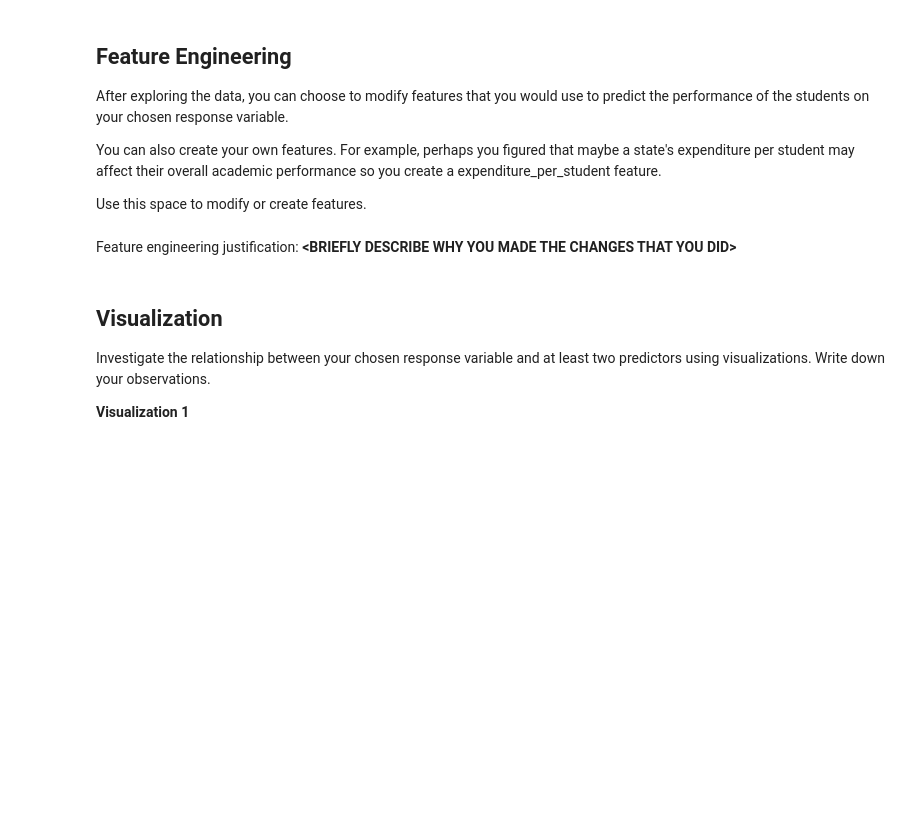
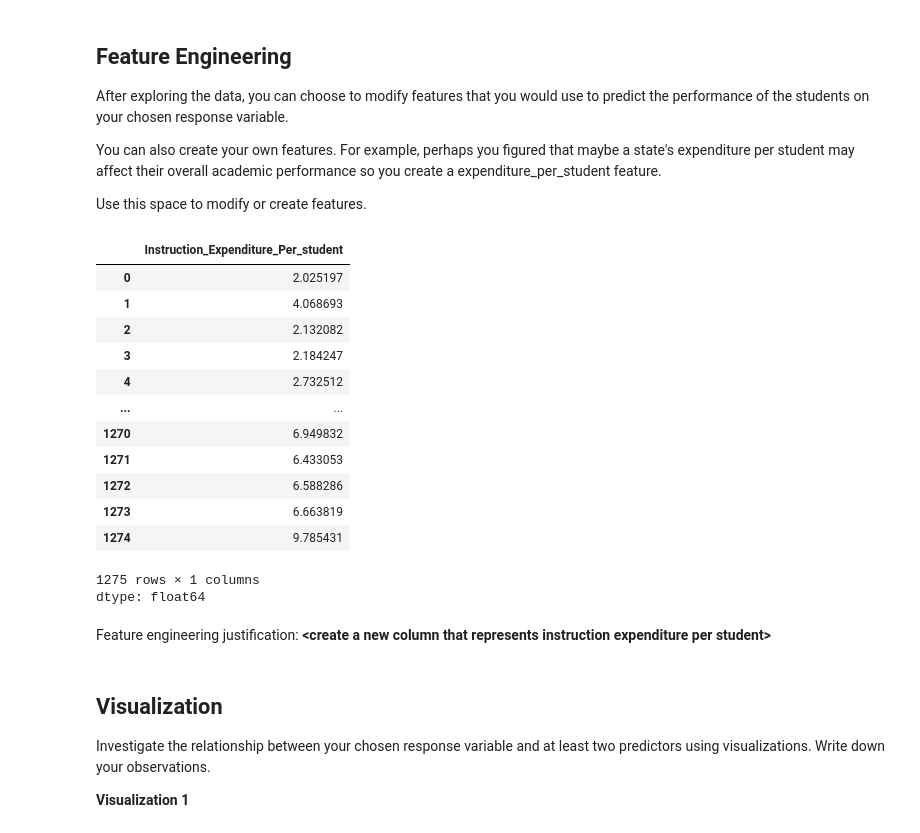
Before and after one commit to zwlinlily/MDST-Tutorial, a Jupyter notebook: tutorial1/checkpoint1.ipynb, the cells around one changed output. Saved outputs shown, nothing was run; the diff lists cells and outputs as text; code cells hidden in the pictures; blank space fills up the shorter version.

```diff
--- a/tutorial1/checkpoint1.ipynb
+++ b/tutorial1/checkpoint1.ipynb
@@ -97,5 +138,27 @@ Use this space to modify or create features.
-# %% [markdown]
-Feature engineering justification: **<BRIEFLY DESCRIBE WHY YOU MADE THE CHANGES THAT YOU DID\>**
+# %%
+# @@@ 5
+# drop missing NA values
+df.dropna(subset = ["INSTRUCTION_EXPENDITURE"],inplace = True)
+df.dropna(subset = ["GRADES_ALL_G"],inplace = True)
+df["Instruction_Expenditure_Per_student"] = df["INSTRUCTION_EXPENDITURE"] / df["GRADES_ALL_G"]
+df["Instruction_Expenditure_Per_student"]
+# %% [output]
+|  | Instruction_Expenditure_Per_student |
+| 0 | 2.025197 |
+| 1 | 4.068693 |
+| 2 | 2.132082 |
+| 3 | 2.184247 |
+| 4 | 2.732512 |
+| ... | ... |
+| 1270 | 6.949832 |
+| 1271 | 6.433053 |
+| 1272 | 6.588286 |
+| 1273 | 6.663819 |
+| 1274 | 9.785431 |
+1275 rows × 1 columns
+dtype: float64
+# %% [markdown]
+Feature engineering justification: **<create a new column that represents instruction expenditure per student\>**
 # %% [markdown]
 <h2>Visualization</h2>
 
```
Also changed, not shown: parts of 16 cells of this notebook.
